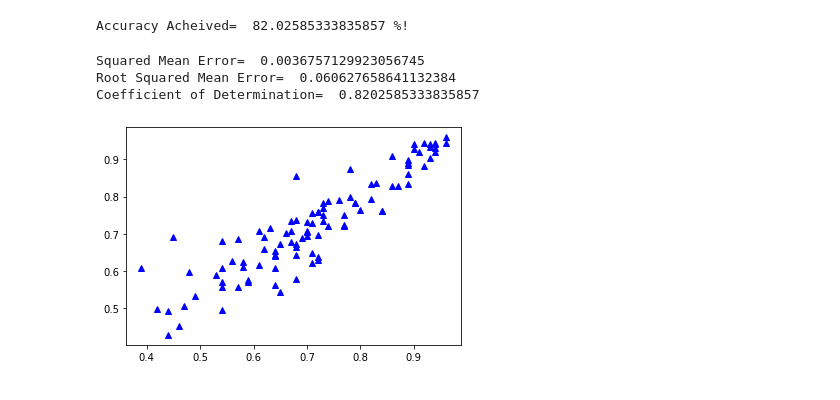
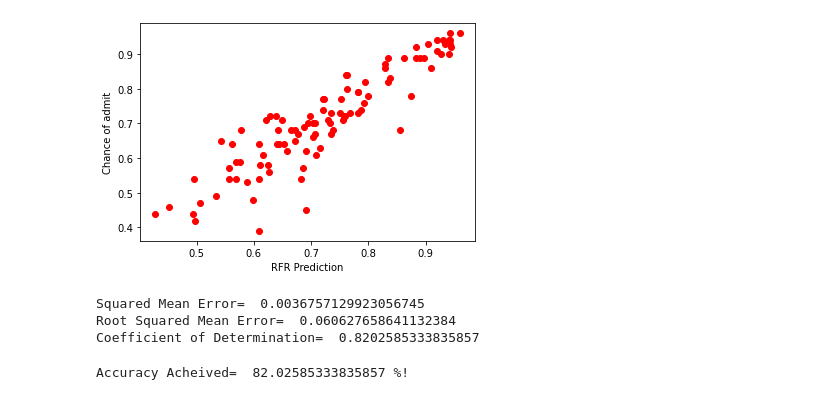
Before and after one commit to amogh2004/Automated-Admission-Prediction, a Jupyter notebook: RFR.ipynb, the cells around one changed output. Saved outputs shown, nothing was run; the diff lists cells and outputs as text; code cells hidden in the pictures.

```diff
--- a/RFR.ipynb
+++ b/RFR.ipynb
@@ -37,3 +59,22 @@ forest_score = (forest.score(X_test, y_test))*100
+# %%
+plt.xlabel('RFR Prediction')
+plt.ylabel('Chance of admit')
+#plt.plot(pred,y_test,color='blue');
+plt.scatter(y_predict, y_test,color='red');
+# %% [output]
+[figure, added]
+# %%
+test_set_sme = mean_squared_error(y_test, y_predict)
+test_set_rmse = np.sqrt(test_set_sme)
+test_set_r2 = r2_score(y_test, y_predict)
+
+print("Squared Mean Error= ", test_set_sme)
+print("Root Squared Mean Error= ", test_set_rmse)
+print("Coefficient of Determination= ", test_set_r2)
+# %% [output]
+Squared Mean Error=  0.0036757129923056745
+Root Squared Mean Error=  0.060627658641132384
+Coefficient of Determination=  0.8202585333835857
 # %%
 print("Accuracy Acheived= ", forest_score,"%!")
 # %% [output]
@@ -45,12 +81,0 @@ test_set_r2 = r2_score(y_test, y_predict)
-# %%
-print("Squared Mean Error= ", test_set_sme)
-print("Root Squared Mean Error= ", test_set_rmse)
-print("Coefficient of Determination= ", test_set_r2)
-# %% [output]
-Squared Mean Error=  0.0036757129923056745
-Root Squared Mean Error=  0.060627658641132384
-Coefficient of Determination=  0.8202585333835857
-# %%
-plt.plot(y_test,y_predict,'^',color='blue');
-# %% [output]
-[figure, removed]
```
Also changed, not shown: parts of 4 cells of this notebook, 1 other file.
